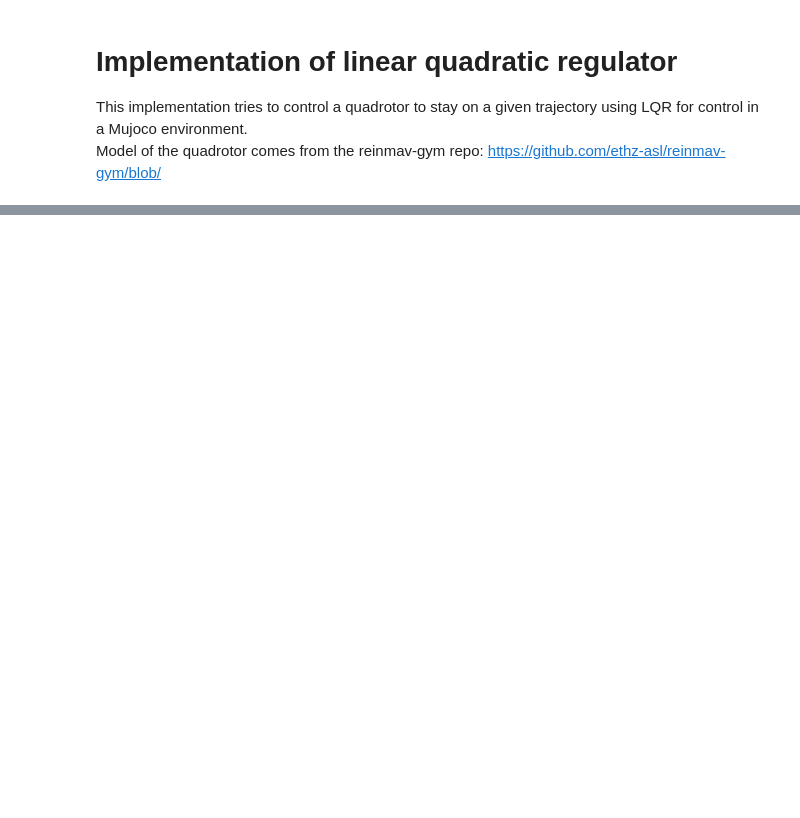
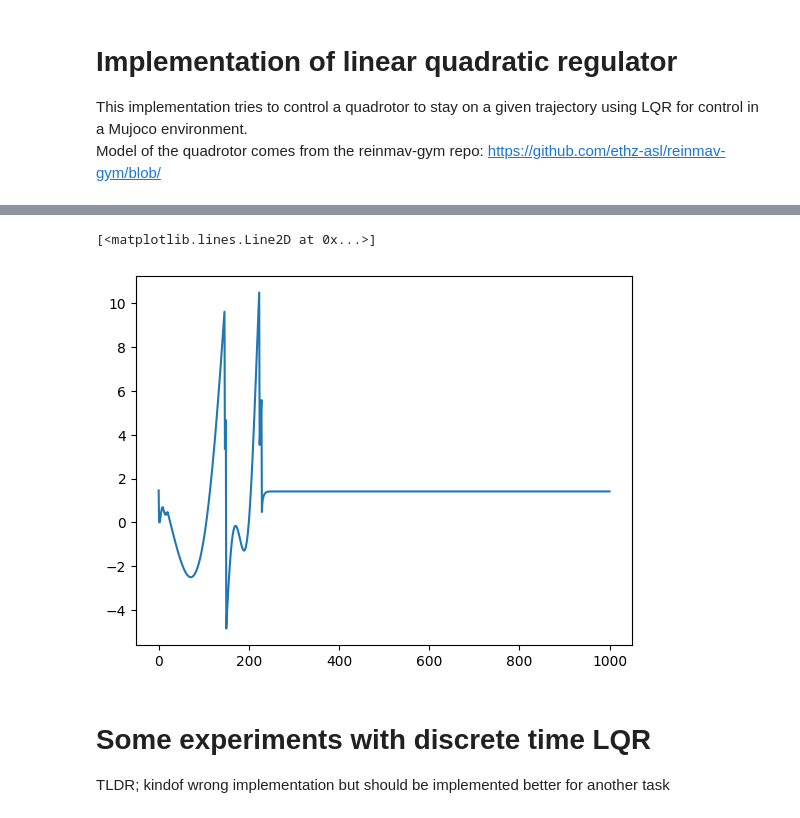
Before and after one commit to AlexanderJernstrom/robotics-learning, a Jupyter notebook: rl/quadrotor_control/control.ipynb, the cells around one changed output, grey strips where cells are left out. Cells and saved outputs as stored; diff of their text form; code cells hidden in the pictures; blank space fills up the shorter version.

Commit message:
LQR control for drone is working!!!!!!!!!

```diff
--- a/rl/quadrotor_control/control.ipynb
+++ b/rl/quadrotor_control/control.ipynb
@@ -14,3 +113,7 @@ import matplotlib.pyplot as plt
+# %%
+
+reference_point = jnp.array([0, 0, 1, 0,0,0,0,0,0,0,0,0])
+initial_state = jnp.array([0.01, 1.5e-16, 1, 2e-17, 1e-18,2e-15,16e-17,0.00001,0.000002,0,0,0])
 # %%
 xml = """
 <mujoco model="quadrotor0">
@@ -68,37 +189,0 @@ controller = pid.PID(0.0022, 0.9, 2)
-# %%
-duration = 20 # (seconds)
-framerate = 60  # (Hz)
-frames = []
-scene_option = mujoco.MjvOption()
-scene_option.flags[mujoco.mjtVisFlag.mjVIS_JOINT] = True
-print(mj_data.qpos)
-reference = 0.8
-torque_values = []
-errors = []
-while mj_data.time < duration:
-  mujoco.mj_step(mj_model, mj_data)
-  torque = controller.control(mj_data.qpos[2],reference, mj_data.time)
-  error = reference - mj_data.qpos[2].item()
-  torque_values.append(torque)
-  errors.append(error)
-  # probably a better way to write this but whatever
-  ctrl_vector = jnp.array([torque, torque, torque, torque])
-  mj_data.ctrl = ctrl_vector
-  #if mj_data.qpos[2] > 0.19 and mj_data.qpos[2] < 0.21:
-    #print(ctrl_vector)
-
-  if len(frames) < mj_data.time * framerate:
-    renderer.update_scene(mj_data, scene_option=scene_option)
-    pixels = renderer.render()
-    frames.append(pixels)
-print("Sensor data")
-# Simulate and display video.
-media.show_video(frames, fps=framerate)
-plt.plot(range(len(torque_values)), torque_values)
-plt.title('Plot Using Index as Y')
-plt.xlabel('Iterations')
-plt.ylabel('Torque/error')
-
-plt.plot(range(len(errors)), errors)
-plt.title('Plot Using Index as Y')
-plt.xlabel('Iterations')
@@ -125,0 +275,8 @@ Text(0.5, 0, 'Iterations')
+# %%
+plt.plot(range(len(commands)), commands)
+# %% [output]
+[<matplotlib.lines.Line2D at 0x...>]
+[figure, added]
+# %% [markdown]
+# Some experiments with discrete time LQR
+TLDR; kindof wrong implementation but should be implemented better for another task
```
Also changed, not shown: parts of 15 cells of this notebook, 2 other files.
